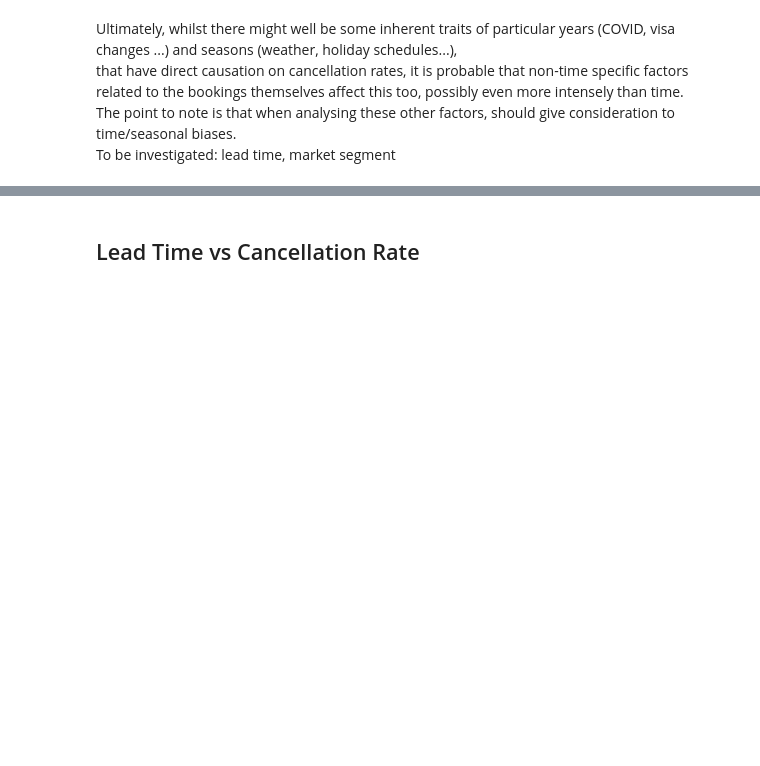
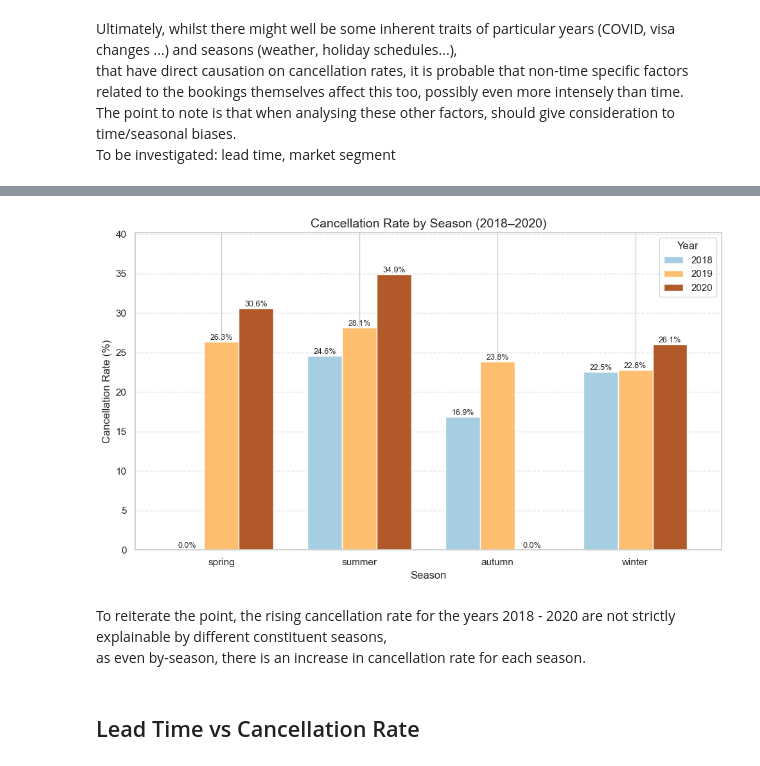
Before and after one commit to dngsus/data_analysis, a Jupyter notebook: 01 Hotel Bookings/01 Hotel v01.ipynb, the cells around one changed output, grey strips where cells are left out. Saved outputs shown, nothing was run; the diff lists cells and outputs as text; code cells hidden in the pictures; blank space fills up the shorter version.

Commit message:
Developed charts, cleanup

```diff
--- a/01 Hotel Bookings/01 Hotel v01.ipynb
+++ b/01 Hotel Bookings/01 Hotel v01.ipynb
@@ -1046,3 +1000,8 @@ Ultimately, whilst there might well be some inherent traits of particular years
 that have direct causation on cancellation rates, it is probable that non-time specific factors related to the bookings themselves affect this too, possibly even more intensely than time.<br>
 The point to note is that when analysing these other factors, should give consideration to time/seasonal biases.<br>
 To be investigated: lead time, market segment
+# %%
+df_seasonal_cancellations_chart = df_seasonal_cancellations[["arrival_date_year", "season", "cancellation_rate"]][df_seasonal_cancellations["arrival_date_year"].isin([2018, 2019, 2020])]
+df_seasonal_cancellations_chart = df_seasonal_cancellations_chart.pivot(index = "season", columns = "arrival_date_year", values = "cancellation_rate")
+df_seasonal_cancellations_chart *= 100
+df_seasonal_cancellations_chart
@@ -1049,3 +1015,26 @@ To be investigated: lead time, market segment
+# %%
+ax = df_seasonal_cancellations_chart.plot(kind='bar', figsize=(10, 6), width=0.75, colormap='Paired')
+
+# Styling
+plt.title('Cancellation Rate by Season (2018–2020)', fontsize=14)
+plt.ylabel('Cancellation Rate (%)')
+plt.xlabel('Season')
+plt.xticks(rotation=0)
+plt.ylim(0, np.nanmax(df_seasonal_cancellations_chart.values) * 1.15) # max value, ignoring NaN
+plt.legend(title='Year')
+plt.grid(axis='y', linestyle='--', alpha=0.6)
+
+# Add value labels on top of bars (optional)
+for container in ax.containers:
+    ax.bar_label(container, fmt='%.1f%%', label_type='edge', fontsize=9)
+
+plt.tight_layout()
+plt.show()
+# %% [output]
+[figure, added]
+# %% [markdown]
+To reiterate the point, the rising cancellation rate for the years 2018 - 2020 are not strictly explainable by different constituent seasons,<br>
+as even by-season, there is an increase in cancellation rate for each season.
 # %% [markdown]
 ## Lead Time vs Cancellation Rate
 # %%
```
Also changed, not shown: parts of 8 cells of this notebook.
